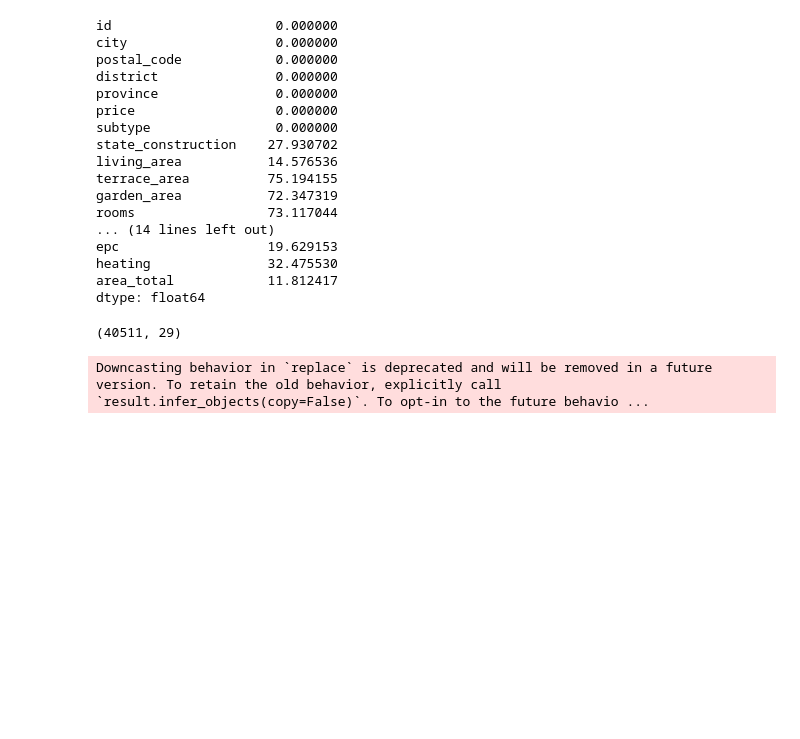
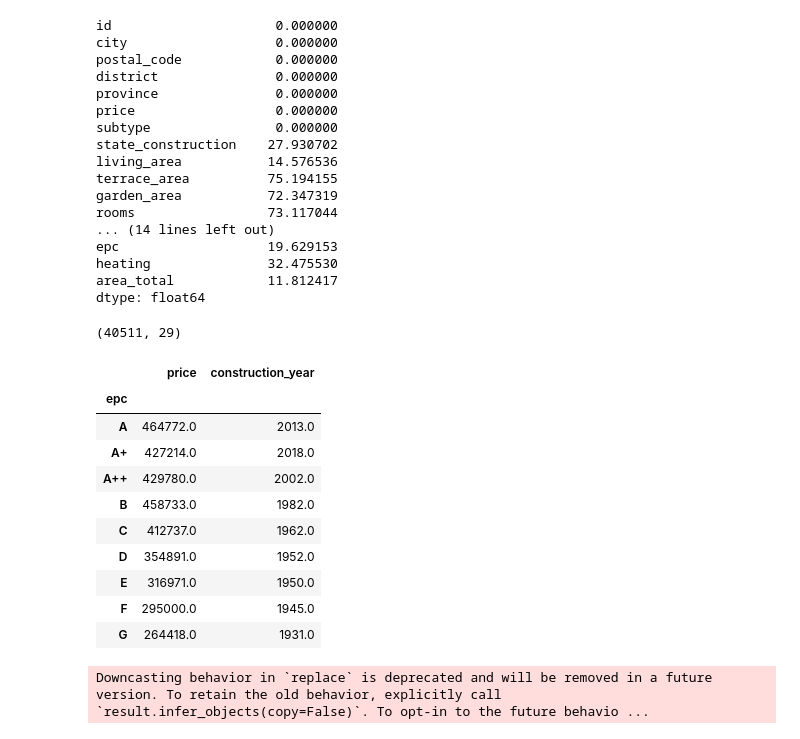
Before and after one commit to niels-demeyer/immo-eliza-scrapeGOATS-analysis, a Jupyter notebook: analysis/Andrea.ipynb, the cells around one changed output. Cells and saved outputs as stored; diff of their text form; code cells hidden in the pictures; blank space fills up the shorter version.

Commit message:
Finish epc price year construction graph

```diff
--- a/analysis/Andrea.ipynb
+++ b/analysis/Andrea.ipynb
@@ -146,4 +146,19 @@ fig.show()
 mask_epc = price_no_outliers['epc'].isin(["A++", "A+", "A", "B", "C", "D", "E", "F", "G"])
 compare_epc= price_no_outliers[mask_epc]
 compare_epc = compare_epc.groupby('epc', as_index=False)[['price','construction_year']].mean().round()
+# %%
+
+compare_epc.groupby('epc', as_index=True)[['price','construction_year']].mean().round()
+# %% [output]
+|  | price | construction_year |
+| epc |  |  |
+| A | 464772.0 | 2013.0 |
+| A+ | 427214.0 | 2018.0 |
+| A++ | 429780.0 | 2002.0 |
+| B | 458733.0 | 1982.0 |
+| C | 412737.0 | 1962.0 |
+| D | 354891.0 | 1952.0 |
+| E | 316971.0 | 1950.0 |
+| F | 295000.0 | 1945.0 |
+| G | 264418.0 | 1931.0 |
 # %%
```
Also changed, not shown: parts of 2 cells of this notebook.
